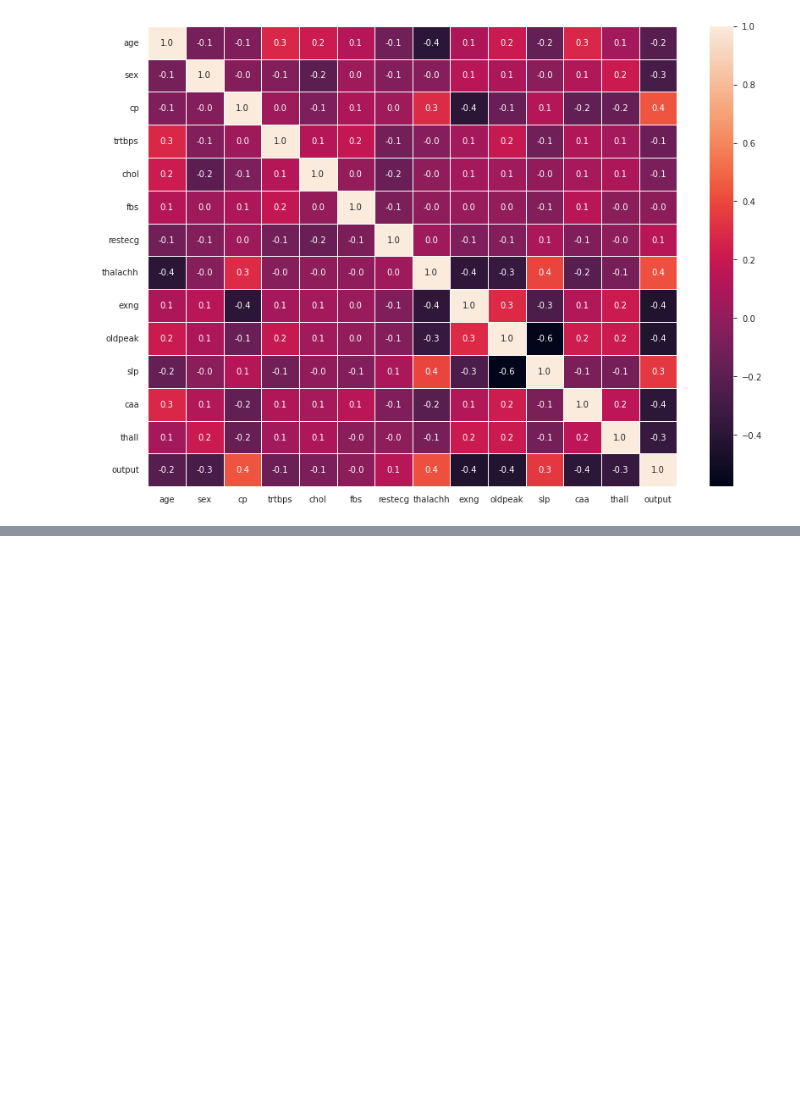
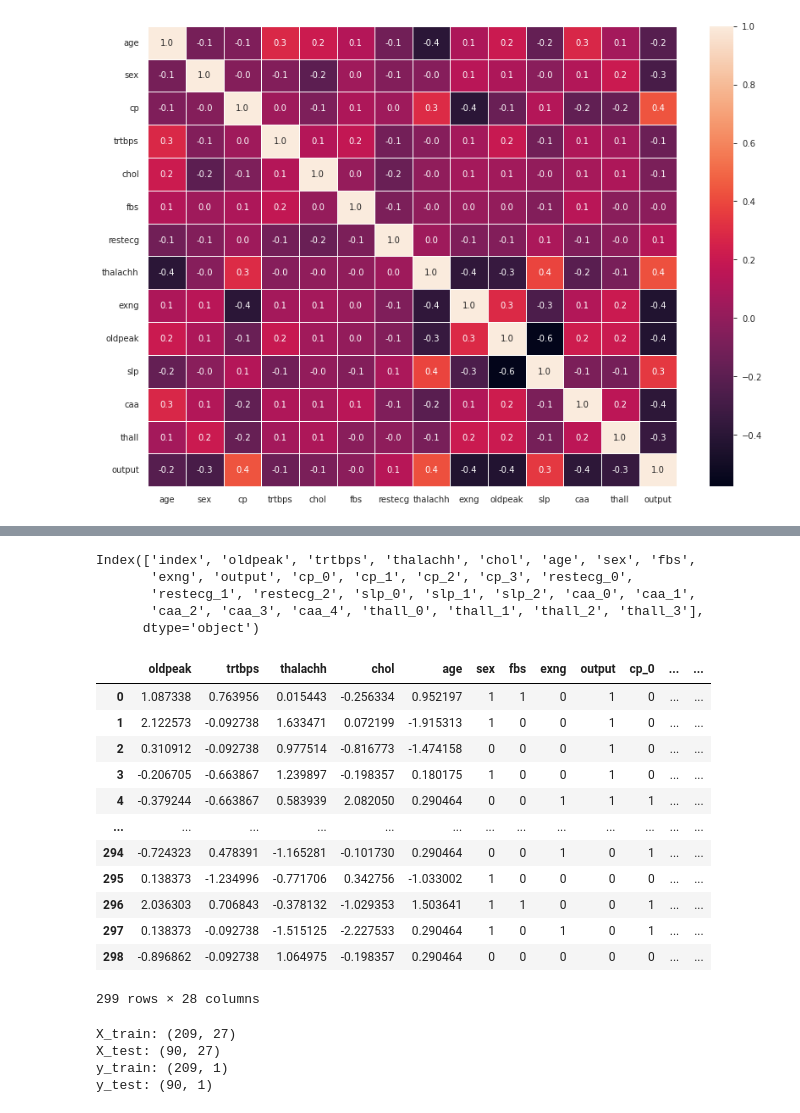
Before and after one commit to TolgaTANRISEVER/Heart-Attack-Analysis-and-Modeling, a Jupyter notebook: heart-attack-analysis-and-modeling.ipynb, the cells around one changed output, grey strips where cells are left out. Cells and saved outputs as stored; diff of their text form; code cells hidden in the pictures; blank space fills up the shorter version.

```diff
--- a/heart-attack-analysis-and-modeling.ipynb
+++ b/heart-attack-analysis-and-modeling.ipynb
@@ -436,0 +505,4 @@ plt.show()
+# %%
+train=pd.concat([num_df_copy,cat_df],axis=1).reset_index(drop = True)
+# %%
+train= detect_outliers(train,numerical_list)
@@ -436,0 +525,28 @@ plt.show()
+# %%
+train.reset_index(inplace=True)
+# %%
+train.columns
+# %% [output]
+Index(['index', 'oldpeak', 'trtbps', 'thalachh', 'chol', 'age', 'sex', 'fbs',
+       'exng', 'output', 'cp_0', 'cp_1', 'cp_2', 'cp_3', 'restecg_0',
+       'restecg_1', 'restecg_2', 'slp_0', 'slp_1', 'slp_2', 'caa_0', 'caa_1',
+       'caa_2', 'caa_3', 'caa_4', 'thall_0', 'thall_1', 'thall_2', 'thall_3'],
+      dtype='object')
+# %%
+train.drop(labels='index',axis=1,inplace=True)
+# %%
+train
+# %% [output]
+|  | oldpeak | trtbps | thalachh | chol | age | sex | fbs | exng | output | cp_0 | ... | ... |
+| 0 | 1.087338 | 0.763956 | 0.015443 | -0.256334 | 0.952197 | 1 | 1 | 0 | 1 | 0 | ... | ... |
+| 1 | 2.122573 | -0.092738 | 1.633471 | 0.072199 | -1.915313 | 1 | 0 | 0 | 1 | 0 | ... | ... |
+| 2 | 0.310912 | -0.092738 | 0.977514 | -0.816773 | -1.474158 | 0 | 0 | 0 | 1 | 0 | ... | ... |
+| 3 | -0.206705 | -0.663867 | 1.239897 | -0.198357 | 0.180175 | 1 | 0 | 0 | 1 | 0 | ... | ... |
+| 4 | -0.379244 | -0.663867 | 0.583939 | 2.082050 | 0.290464 | 0 | 0 | 1 | 1 | 1 | ... | ... |
+| ... | ... | ... | ... | ... | ... | ... | ... | ... | ... | ... | ... | ... |
+| 294 | -0.724323 | 0.478391 | -1.165281 | -0.101730 | 0.290464 | 0 | 0 | 1 | 0 | 1 | ... | ... |
+| 295 | 0.138373 | -1.234996 | -0.771706 | 0.342756 | -1.033002 | 1 | 0 | 0 | 0 | 0 | ... | ... |
+| 296 | 2.036303 | 0.706843 | -0.378132 | -1.029353 | 1.503641 | 1 | 1 | 0 | 0 | 1 | ... | ... |
+| 297 | 0.138373 | -0.092738 | -1.515125 | -2.227533 | 0.290464 | 1 | 0 | 1 | 0 | 1 | ... | ... |
+| 298 | -0.896862 | -0.092738 | 1.064975 | -0.198357 | 0.290464 | 0 | 0 | 0 | 0 | 0 | ... | ... |
+299 rows × 28 columns
@@ -436,0 +556,11 @@ plt.show()
+# %%
+X_train, X_test, y_train, y_test = train_test_split(X, y, test_size = 0.3, random_state = 3)
+print("X_train: {}".format(X_train.shape))
+print("X_test: {}".format(X_test.shape))
+print("y_train: {}".format(y_train.shape))
+print("y_test: {}".format(y_test.shape))
+# %% [output]
+X_train: (209, 27)
+X_test: (90, 27)
+y_train: (209, 1)
+y_test: (90, 1)
```
Also changed, not shown: parts of 20 cells of this notebook.
